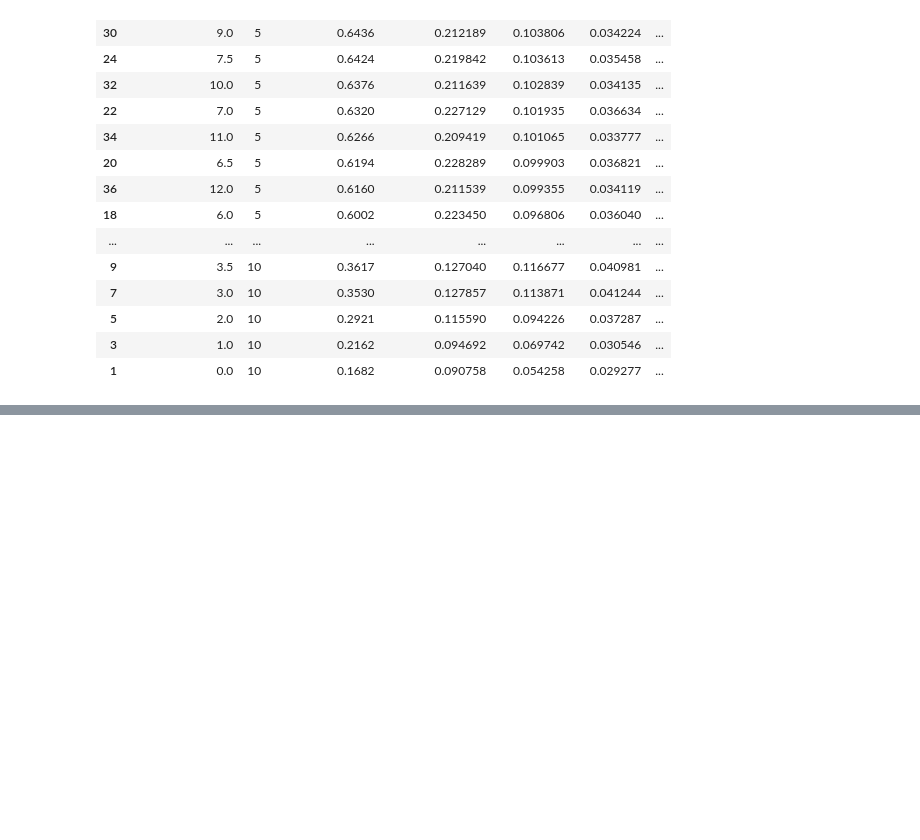
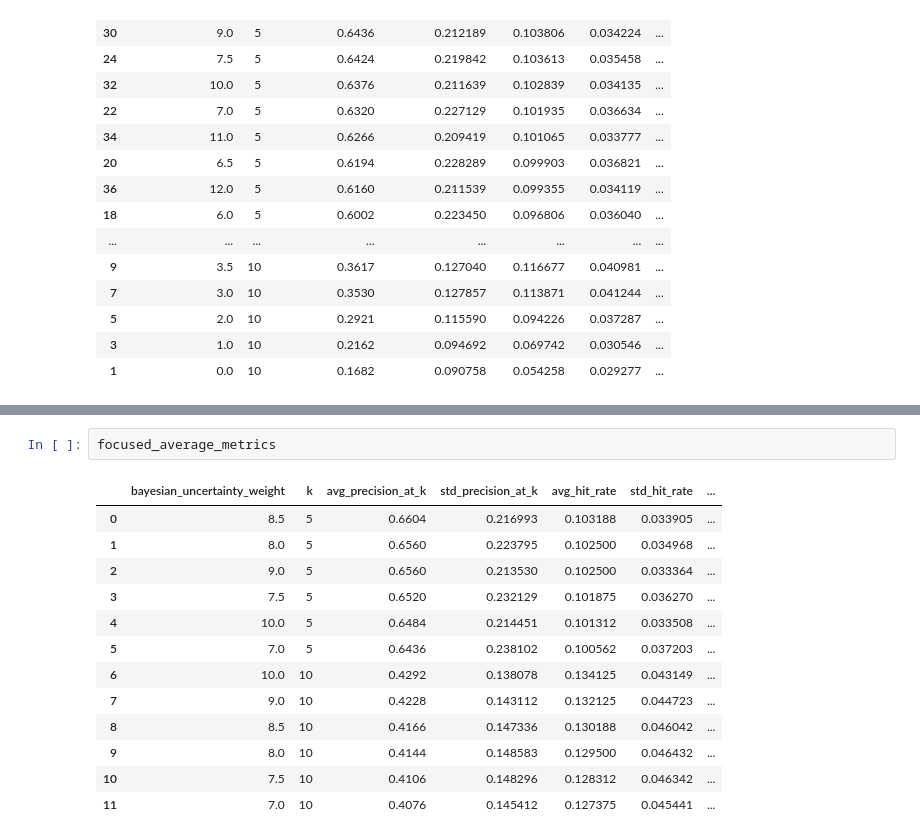
Before and after one commit to sidmetikala-dev/anirec_v2, a Jupyter notebook: notebooks/bayesian_uncertainty_tuning_20260615.ipynb, the cells around one changed output, grey strips where cells are left out. Cells and saved outputs as stored; diff of their text form; blank space fills up the shorter version.

```diff
--- a/notebooks/bayesian_uncertainty_tuning_20260615.ipynb
+++ b/notebooks/bayesian_uncertainty_tuning_20260615.ipynb
@@ -128,3 +220,19 @@ bayesian_summary
+# %%
+focused_average_metrics
+# %% [output]
+|  | bayesian_uncertainty_weight | k | avg_precision_at_k | std_precision_at_k | avg_hit_rate | std_hit_rate | ... |
+| 0 | 8.5 | 5 | 0.6604 | 0.216993 | 0.103188 | 0.033905 | ... |
+| 1 | 8.0 | 5 | 0.6560 | 0.223795 | 0.102500 | 0.034968 | ... |
+| 2 | 9.0 | 5 | 0.6560 | 0.213530 | 0.102500 | 0.033364 | ... |
+| 3 | 7.5 | 5 | 0.6520 | 0.232129 | 0.101875 | 0.036270 | ... |
+| 4 | 10.0 | 5 | 0.6484 | 0.214451 | 0.101312 | 0.033508 | ... |
+| 5 | 7.0 | 5 | 0.6436 | 0.238102 | 0.100562 | 0.037203 | ... |
+| 6 | 10.0 | 10 | 0.4292 | 0.138078 | 0.134125 | 0.043149 | ... |
+| 7 | 9.0 | 10 | 0.4228 | 0.143112 | 0.132125 | 0.044723 | ... |
+| 8 | 8.5 | 10 | 0.4166 | 0.147336 | 0.130188 | 0.046042 | ... |
+| 9 | 8.0 | 10 | 0.4144 | 0.148583 | 0.129500 | 0.046432 | ... |
+| 10 | 7.5 | 10 | 0.4106 | 0.148296 | 0.128312 | 0.046342 | ... |
+| 11 | 7.0 | 10 | 0.4076 | 0.145412 | 0.127375 | 0.045441 | ... |
 # %% [markdown]
 ## Results
 
```
Also changed, not shown: parts of 2 cells of this notebook, 7 other files.
